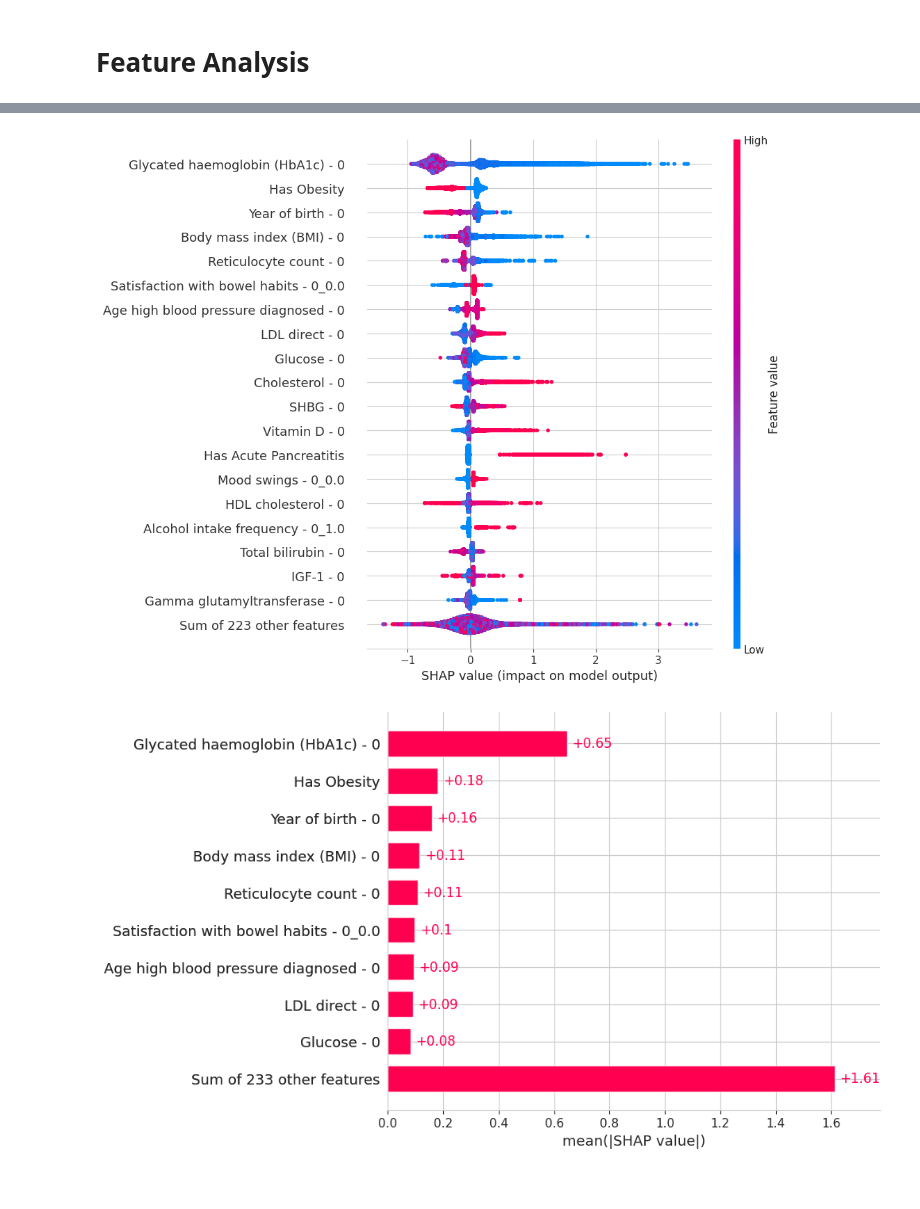
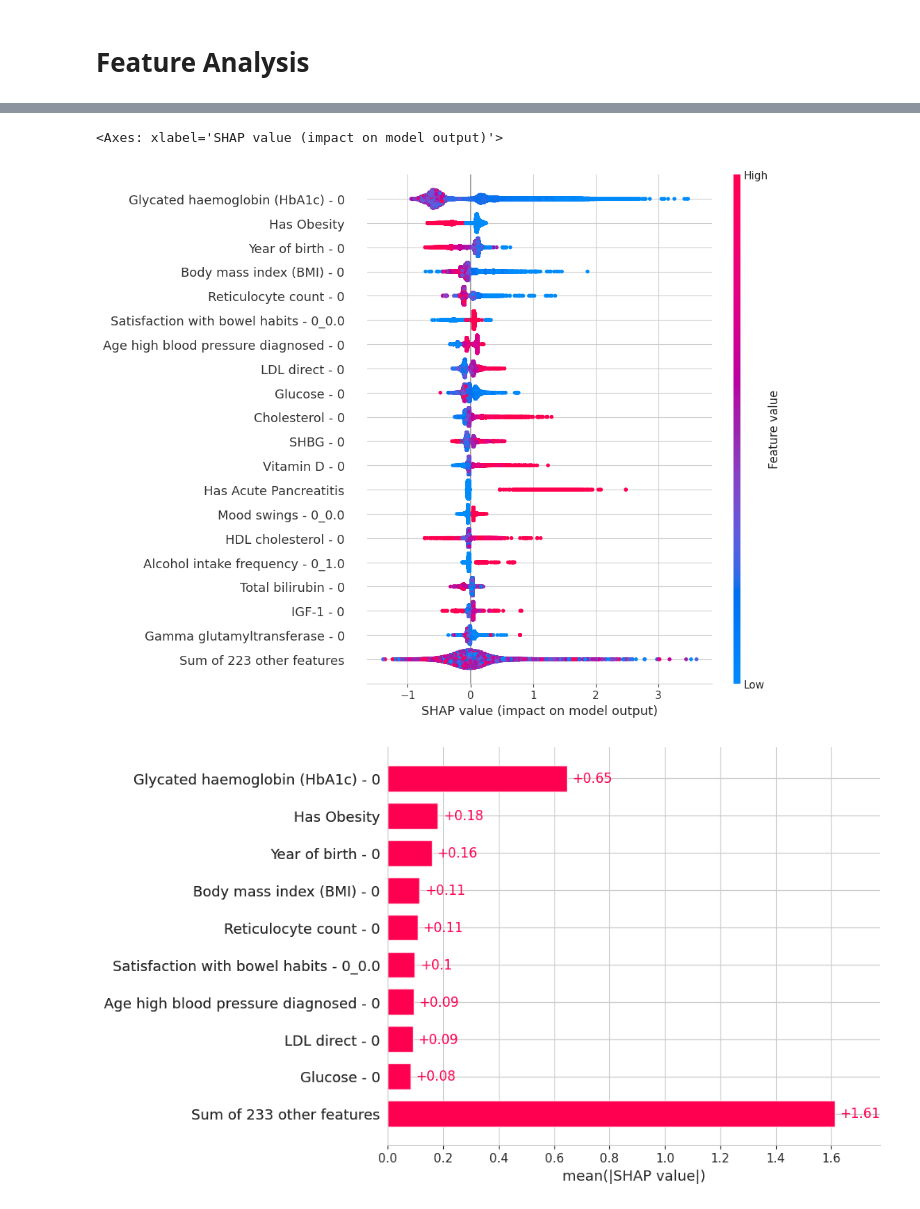
Before and after one commit to OfekShcherb/Finding-Differences-in-Diagnosis-of-Pancreatic-Cancer-and-Type-II-Diabetes-Mellitus, a Jupyter notebook: test.ipynb, the cells around one changed output, grey strips where cells are left out. Cells and saved outputs as stored; diff of their text form; code cells hidden in the pictures.

```diff
--- a/test.ipynb
+++ b/test.ipynb
@@ -427,7 +436,8 @@ shap_values.shape
 # %%
-shap.plots.beeswarm(shap_values, max_display=20)
+shap.plots.beeswarm(shap_values, max_display=20, show=False)
 # %% [output]
+<Axes: xlabel='SHAP value (impact on model output)'>
-[figure, old version]
+[figure, new version]
 # %%
 shap.plots.bar(shap_values)
 # %% [output]
```
Also changed, not shown: parts of 9 cells of this notebook.
